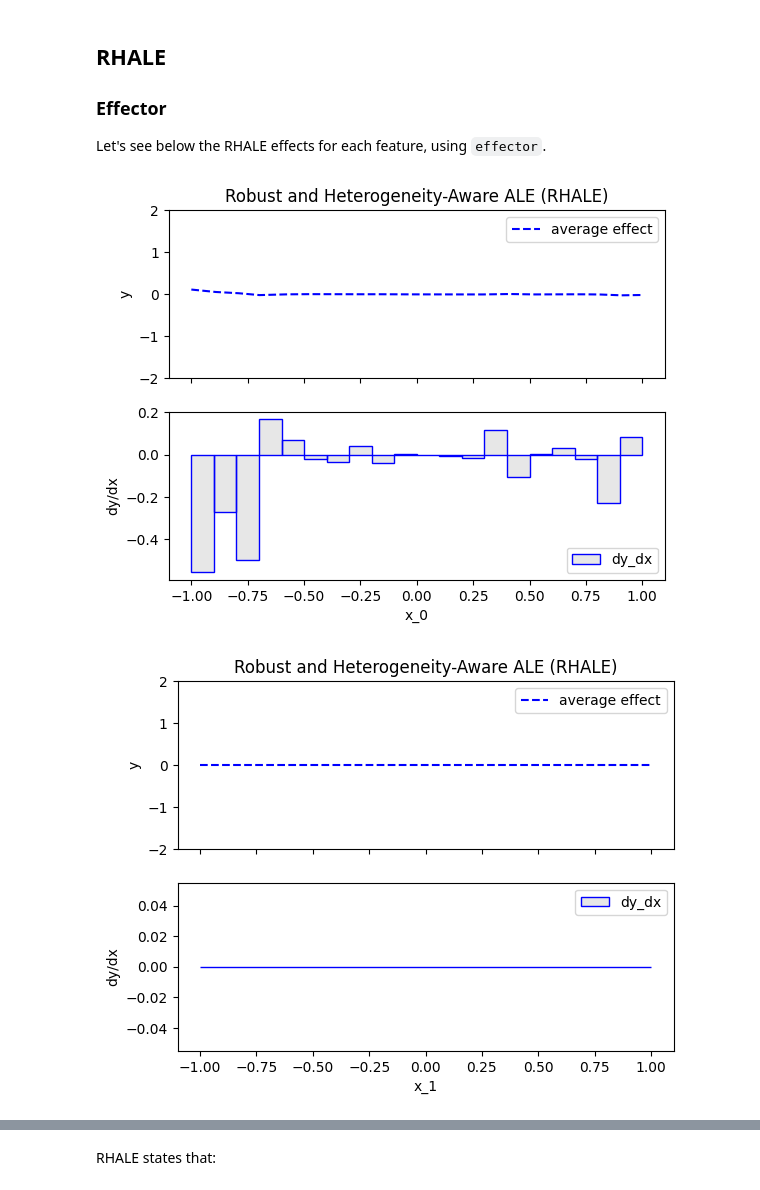
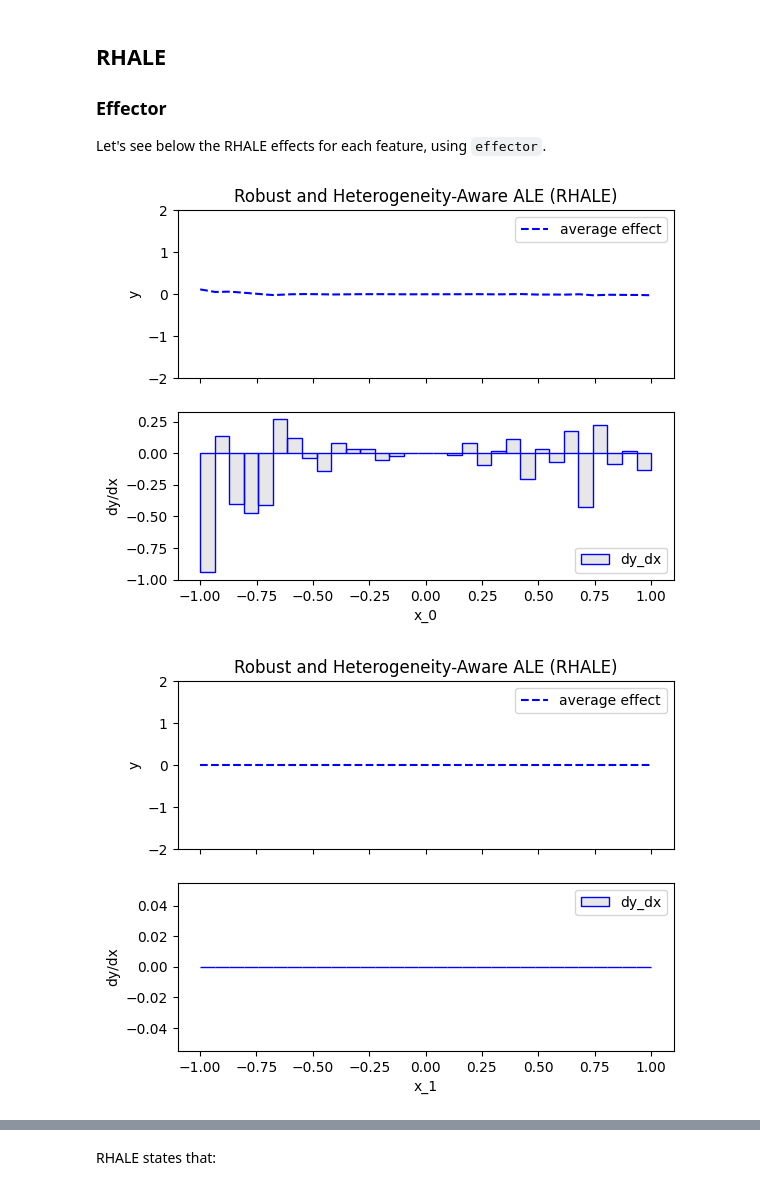
Before and after one commit to givasile/effector, a Jupyter notebook: notebooks/synthetic-examples/07_conditional_interaction_4_regions_independent_uniform_global.ipynb, the cells around one changed output, grey strips where cells are left out. Drawn from its saved outputs; the diff is of its cells as text; code cells hidden in the pictures.

```diff
--- a/notebooks/synthetic-examples/07_conditional_interaction_4_regions_independent_uniform_global.ipynb
+++ b/notebooks/synthetic-examples/07_conditional_interaction_4_regions_independent_uniform_global.ipynb
@@ -345,6 +345,10 @@ plt.show()
 [figure]
 # %%
 xx = np.linspace(-1, 1, 100)
+# atol per feature, mirroring tests/test_functional_four_regions.py: x1's ALE is
+# 0 only in expectation — its finite-difference bin means carry O(1/sqrt(N))
+# sampling noise (~0.11 at N=1000)
+atols = {0: 1.5e-1, 1: 1e-1, 2: 1e-1, 3: 1e-1}
 for feature in [0, 1, 2, 3]:
     y_ale = ale.eval(feature=feature, xs=xx, centering=True)
     y_gt = ale_ground_truth(feature, xx)
@@ -357,7 +361,7 @@ for feature in [0, 1, 2, 3]:
         y_ale[ind] = 0
         y_gt[ind] = 0
 
-    np.testing.assert_allclose(y_ale, y_gt, atol=1e-1)
+    np.testing.assert_allclose(y_ale, y_gt, atol=atols[feature])
 # %% [markdown]
 ### Conclusions
 
@@ -372,11 +376,11 @@ ALE effects are identical to PDP effects which, as discussed above, can be consi
 Let's see below the RHALE effects for each feature, using `effector`.
 # %%
 rhale = effector.RHALE(x, model.predict, model.jacobian, axis_limits=dataset.axis_limits)
-rhale.fit(features="all", centering=True)
+rhale.fit(features="all", centering=True, binning_method=effector.axis_partitioning.Fixed(nof_bins=31))
 
 for feature in [0, 1, 2, 3]:
     rhale.plot(feature=feature, centering=True, y_limits=[-2, 2], heterogeneity=False)
 # %% [output]
-[figure, old version]
+[figure, new version]
 [figure]
 [figure]
```
Also changed, not shown: parts of 1 cell of this notebook, 1 other file.
